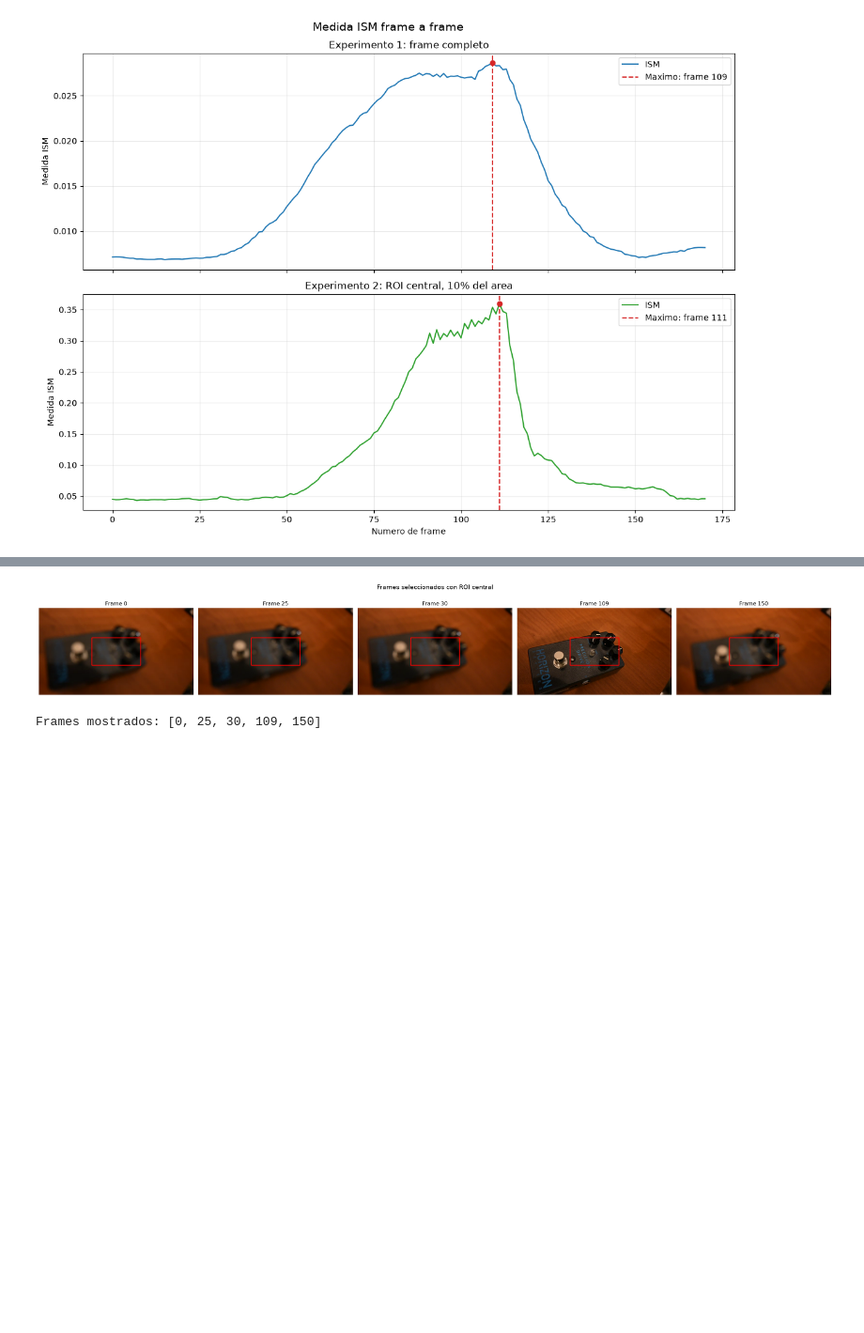
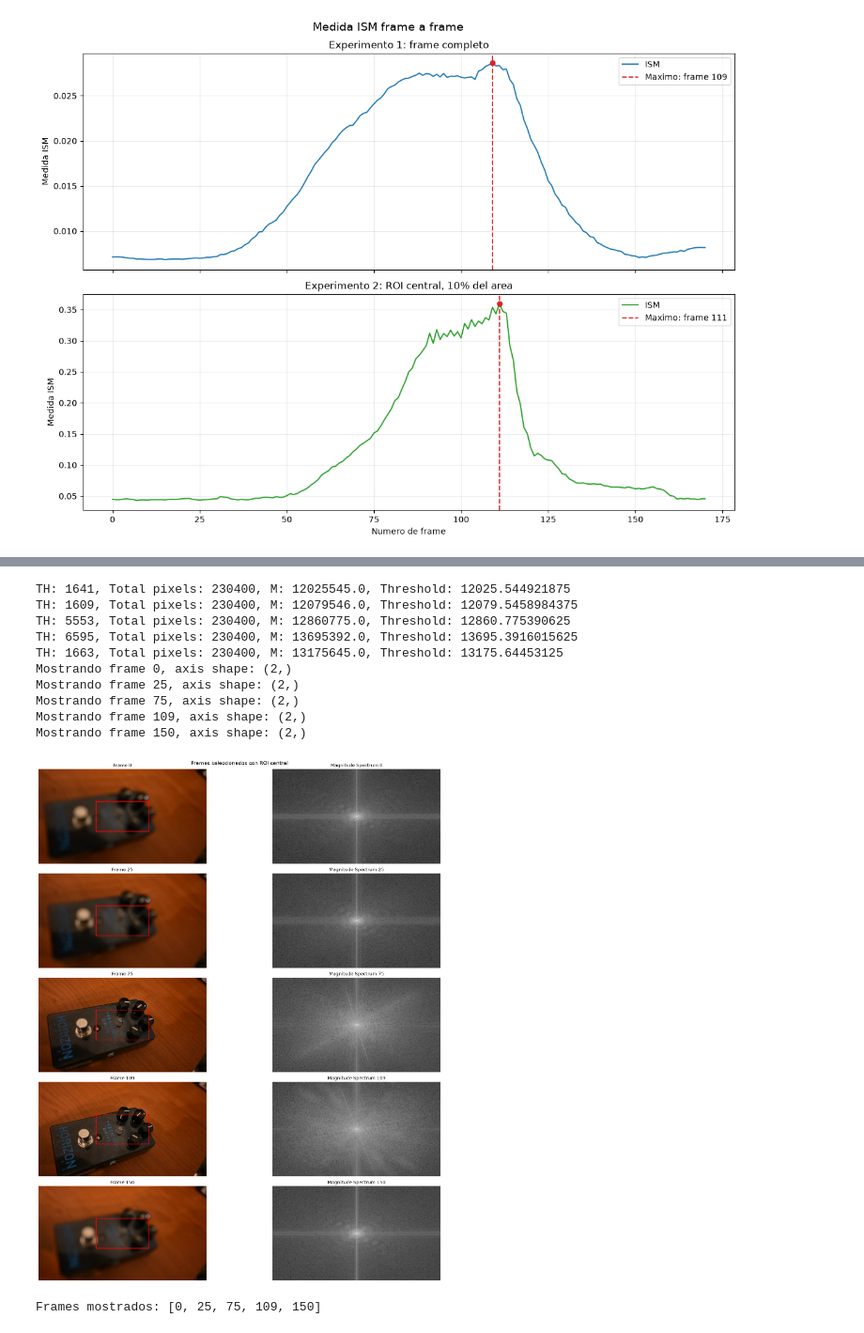
Before and after one commit to cralbert/vision_computadora_I, a Jupyter notebook: tp2/tp2.ipynb, the cells around one changed output, grey strips where cells are left out. Shown at 94% size. Saved outputs shown, nothing was run; the diff lists cells and outputs as text; code cells hidden in the pictures; blank space fills up the shorter version.

```diff
--- a/tp2/tp2.ipynb
+++ b/tp2/tp2.ipynb
@@ -34,9 +37,13 @@ def image_quality_measure(image):
     TH = np.sum(img_af > thres)
     # Step 6: Calculate Image Quality measure (FM) from equation
     print(f"TH: {TH}, Total pixels: {image.shape[0] * image.shape[1]}, M: {M}, Threshold: {thres}")
-    return (TH / (image.shape[0] * image.shape[1]))
 
-def roi_central_nueva(frame_gray, area_fraction=ROI_AREA_NUEVO):
+    # Calculate magnitude spectrum with logarithmic scaling
+    magnitude_spectrum = 20 * np.log(np.abs(img_fc) + 1)
+
+    return (TH / (image.shape[0] * image.shape[1])), magnitude_spectrum
+
+def roi_central(frame_gray, area_fraction=0.1):
     """Devuelve una ROI central cuya area es aproximadamente area_fraction."""
     height, width = frame_gray.shape
     scale = np.sqrt(area_fraction)
@@ -76,8 +83,8 @@ else:
         frame_gris = cv2.cvtColor(frame, cv2.COLOR_BGR2GRAY)
         frame_resized = cv2.resize(frame_gris, (int(frame_width * ROI), int(frame_height * ROI)))
 
-        quality_gris = image_quality_measure(frame_gris)
-        quality_resized = image_quality_measure(frame_resized)
+        quality_gris, _ = image_quality_measure(frame_gris)
+        quality_resized, _ = image_quality_measure(frame_resized)
 
         measures.append(quality_gris)
         measures_roi.append(quality_resized)
@@ -224,12 +236,13 @@ plt.show()
 # %%
 # Mostrar las imagenes de los frames solicitados con la ROI central.
-frames_a_mostrar = sorted(set([0, 25, 30, frame_maximo_nuevo, 150]))
+frames_a_mostrar = sorted(set([0, 25, 75, frame_maximo_nuevo, 150]))
 captura_frames = cv2.VideoCapture(VIDEO_PATH_NUEVO)
 
 if not captura_frames.isOpened():
     raise FileNotFoundError(f"No se pudo abrir el video: {VIDEO_PATH_NUEVO}")
 
 frames_encontrados = {}
+magnitude_spectrums = {}
 indice_frame = 0
 
 while True:
@@ -241,36 +254,52 @@ while True:
         frame_rgb = cv2.cvtColor(frame, cv2.COLOR_BGR2RGB)
         izquierda, arriba, ancho_roi, alto_roi = caja_roi_nueva
         cv2.rectangle(
             frame_rgb,
             (izquierda, arriba),
             (izquierda + ancho_roi, arriba + alto_roi),
             (255, 0, 0),
             2,
         )
         frames_encontrados[indice_frame] = frame_rgb
+        _, magnitude_spectrum = image_quality_measure(cv2.cvtColor(frame, cv2.COLOR_BGR2GRAY))
+        magnitude_spectrums[indice_frame] = magnitude_spectrum
 
     if len(frames_encontrados) == len(frames_a_mostrar):
         break
 
     indice_frame += 1
 
 captura_frames.release()
 
 cantidad = len(frames_encontrados)
-fig, axes = plt.subplots(1, cantidad, figsize=(5 * cantidad, 4))
+fig, axes = plt.subplots(cantidad, 2, figsize=(20, 4 * cantidad))
 if cantidad == 1:
     axes = [axes]
 
 for axis, numero_frame in zip(axes, frames_a_mostrar):
-    axis.imshow(frames_encontrados[numero_frame])
-    axis.set_title(f"Frame {numero_frame}")
-    axis.axis("off")
+    axis[ 0].imshow(frames_encontrados[numero_frame])
+    axis[ 0].set_title(f"Frame {numero_frame}")
+    axis[ 0].axis("off")
+
+    axis[ 1].imshow(magnitude_spectrums[numero_frame], cmap='gray')
+    axis[ 1].set_title(f"Magnitude Spectrum {numero_frame}")
+    axis[ 1].axis("off")
 
 fig.suptitle("Frames seleccionados con ROI central", fontsize=14)
 plt.tight_layout()
 plt.show()
 
 print(f"Frames mostrados: {sorted(frames_encontrados.keys())}")
 # %% [output]
+TH: 1641, Total pixels: 230400, M: 12025545.0, Threshold: 12025.544921875
+TH: 1609, Total pixels: 230400, M: 12079546.0, Threshold: 12079.5458984375
+TH: 5553, Total pixels: 230400, M: 12860775.0, Threshold: 12860.775390625
+TH: 6595, Total pixels: 230400, M: 13695392.0, Threshold: 13695.3916015625
+TH: 1663, Total pixels: 230400, M: 13175645.0, Threshold: 13175.64453125
+Mostrando frame 0, axis shape: (2,)
+Mostrando frame 25, axis shape: (2,)
+Mostrando frame 75, axis shape: (2,)
+Mostrando frame 109, axis shape: (2,)
+Mostrando frame 150, axis shape: (2,)
-[figure, old version]
+[figure, new version]
-Frames mostrados: [0, 25, 30, 109, 150]
+Frames mostrados: [0, 25, 75, 109, 150]
```
Also changed, not shown: parts of 3 cells of this notebook, 1 other file.
